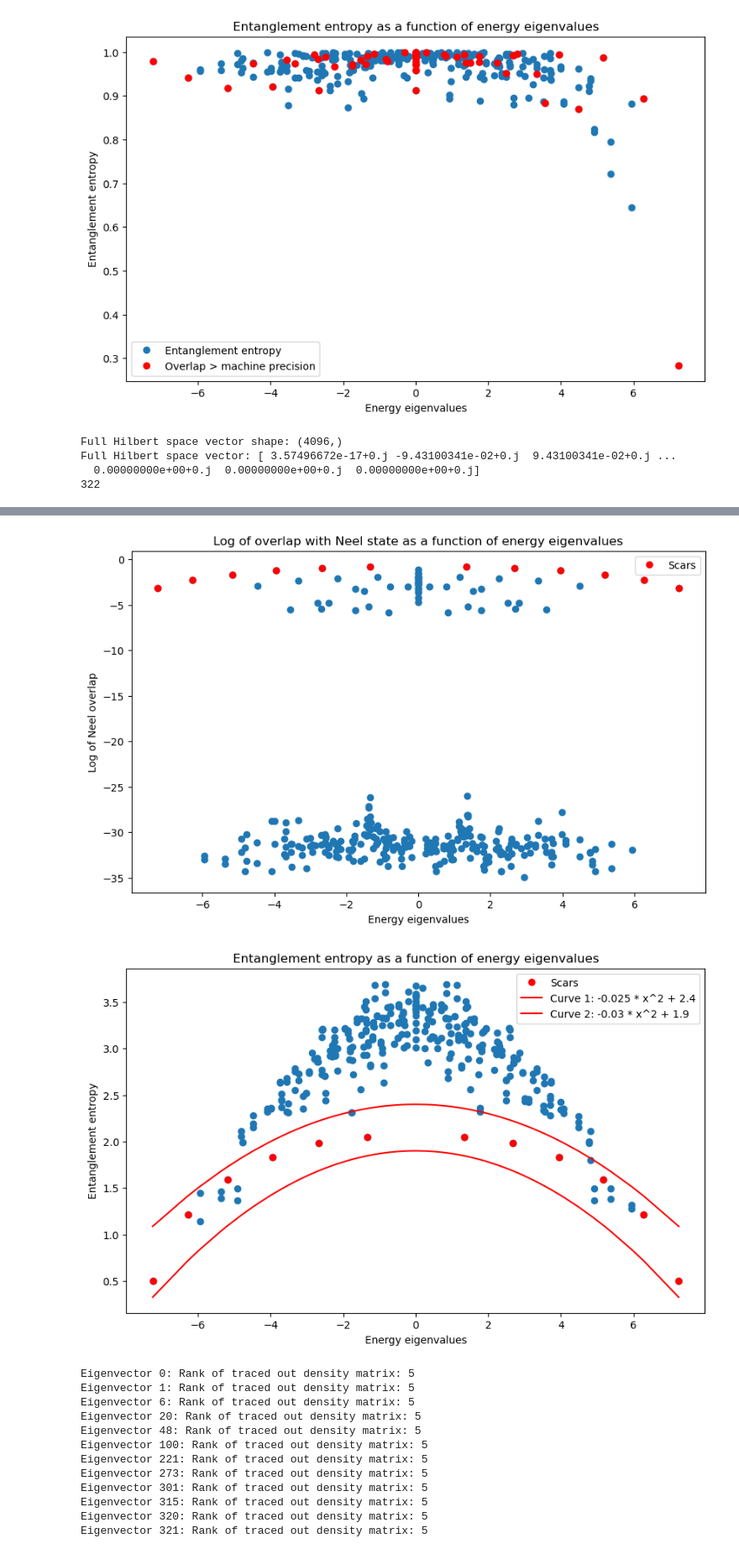
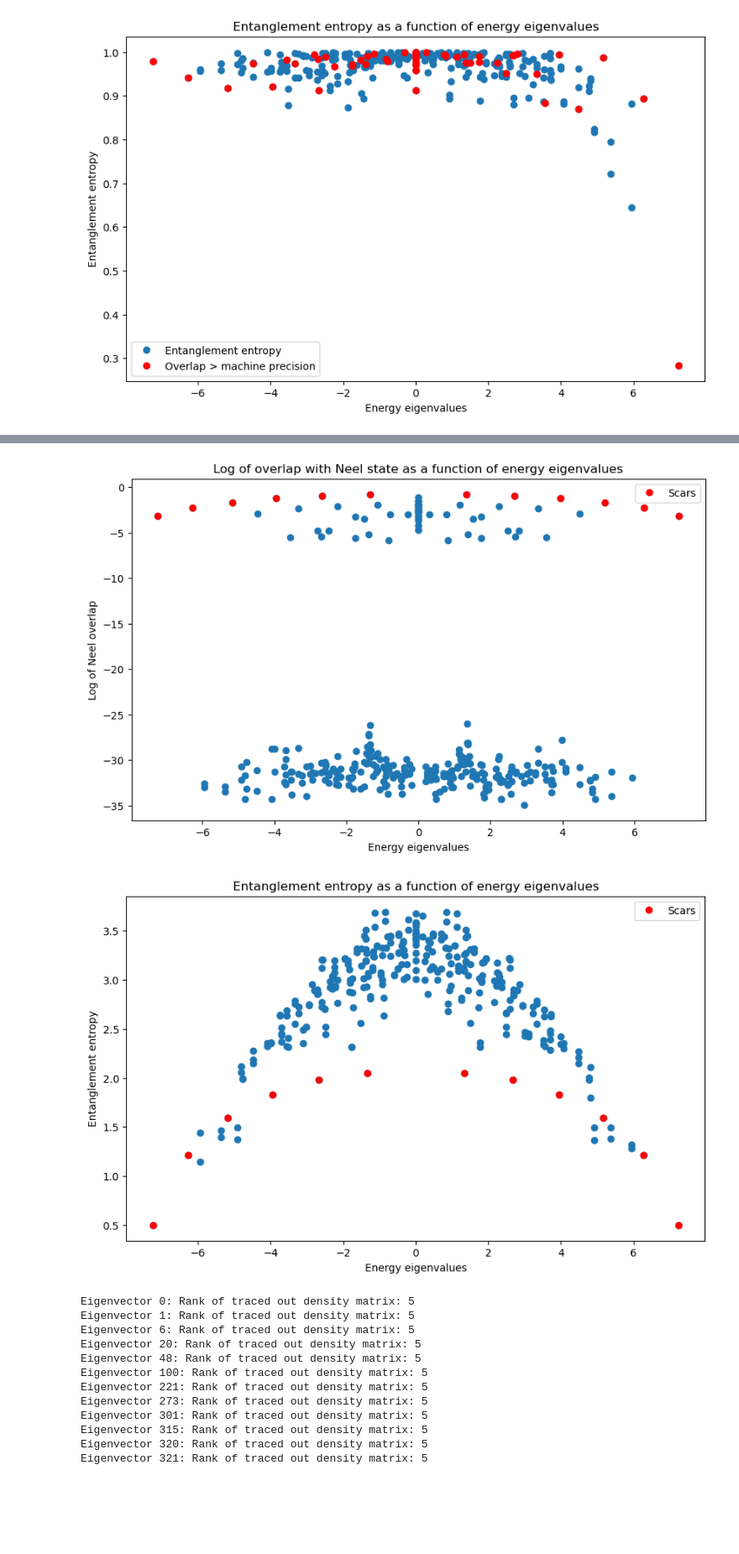
Before and after one commit to ofeypolv/frh, a Jupyter notebook: pxp_scar.ipynb, the cells around one changed output, grey strips where cells are left out. Shown at 84% size. Drawn from its saved outputs; the diff is of its cells as text; code cells hidden in the pictures; blank space fills up the shorter version.

```diff
--- a/pxp_scar.ipynb
+++ b/pxp_scar.ipynb
@@ -300,32 +341,9 @@ plt.show()
 [figure]
 [figure]
 [figure]
-# %%
-#let's redo everything in full space - it works better
-
-#  Map the max_overlap_vector back to the full Hilbert space
-full_hilbert_space_vector = map_to_full_hilbert_space(max_overlap_vector, basis_states, n_spins)
-
-print(f"Full Hilbert space vector shape: {full_hilbert_space_vector.shape}")
-print(f"Full Hilbert space vector: {full_hilbert_space_vector}")
-
-# Map all eigenvectors back to the full Hilbert space
-full_hilbert_space_eigenvectors = np.zeros((2**n_spins, eigenvectors.shape[1]), dtype=complex)
-for i in range(eigenvectors.shape[1]):
-    full_hilbert_space_eigenvectors[:, i] = map_to_full_hilbert_space(eigenvectors[:, i], basis_states, n_spins)
-
-
-# Compute entanglement entropy for all eigenstates in the full Hilbert space
-subsystem_size = n_spins // 2
-entropies = [entanglement_entropy_full(full_hilbert_space_eigenvectors[:, i], subsystem_size, n_spins) for i in range(eigenvectors.shape[1])]
-
-print(len(entropies))
-# %% [output]
-Full Hilbert space vector shape: (4096,)
-Full Hilbert space vector: [ 3.57496672e-17+0.j -9.43100341e-02+0.j  9.43100341e-02+0.j ...
-  0.00000000e+00+0.j  0.00000000e+00+0.j  0.00000000e+00+0.j]
-322
 # %%
+# NEEL OVERLAP PLOT IN THE ALLOWED HILBERT SUBSPACE, ENTROPY PLOT IN THE FULL HILBERT SPACE
+
 # Identify indices where overlap is greater than machine precision and energy is not zero
 machine_epsilon = np.finfo(float).eps
 highlight_indices = (overlaps > machine_epsilon) & (np.abs(eigenvalues) > machine_epsilon)
@@ -374,36 +392,36 @@ plt.show()
 
 '''# Plot entanglement entropy as a function of energy eigenvalues
 plt.figure(figsize=(10, 6))
 plt.plot(eigenvalues, entropies, 'o', label='Entanglement entropy')
 #plt.plot(np.array(eigenvalues)[highlight_indices], np.array(entropies)[highlight_indices], 'ro', label='Overlap > machine precision')
 plt.plot(np.array(eigenvalues)[highlight_between_curves_indices], np.array(entropies)[highlight_between_curves_indices], 'ro', label='Scars')
 plt.xlabel('Energy eigenvalues')
 plt.ylabel('Entanglement entropy')
 plt.title('Entanglement entropy as a function of energy eigenvalues')
 plt.legend()
 plt.show()'''
 
 # Plot entanglement entropy as a function of energy eigenvalues with curves
 plt.figure(figsize=(10, 6))
 plt.plot(eigenvalues, entropies, 'o')
 plt.plot(np.array(eigenvalues)[highlight_between_curves_indices], np.array(entropies)[highlight_between_curves_indices], 'ro', label='Scars')
-plt.plot(eigenvalues, curve1, 'r-', label='Curve 1: -0.025 * x^2 + 2.4')
-plt.plot(eigenvalues, curve2, 'r-', label='Curve 2: -0.03 * x^2 + 1.9')
+#plt.plot(eigenvalues, curve1, 'r-', label='Curve 1: -0.025 * x^2 + 2.4')
+#plt.plot(eigenvalues, curve2, 'r-', label='Curve 2: -0.03 * x^2 + 1.9')
 
 # Plot the fitted curve
 x_fit = np.linspace(min(x_data), max(x_data), 100)
 y_fit = sfunc(x_fit, *popt)
 #plt.plot(x_fit, y_fit, 'r-', label='Fitted curve')
 
 plt.xlabel('Energy eigenvalues')
 plt.ylabel('Entanglement entropy')
 plt.title('Entanglement entropy as a function of energy eigenvalues')
 plt.legend()
 plt.show()
 # %% [output]
 [figure]
 [figure]
-[figure, old version]
+[figure, new version]
 # %%
 # Compute the rank of the RDM for the scar points only
 
```
Also changed, not shown: parts of 10 cells of this notebook.
